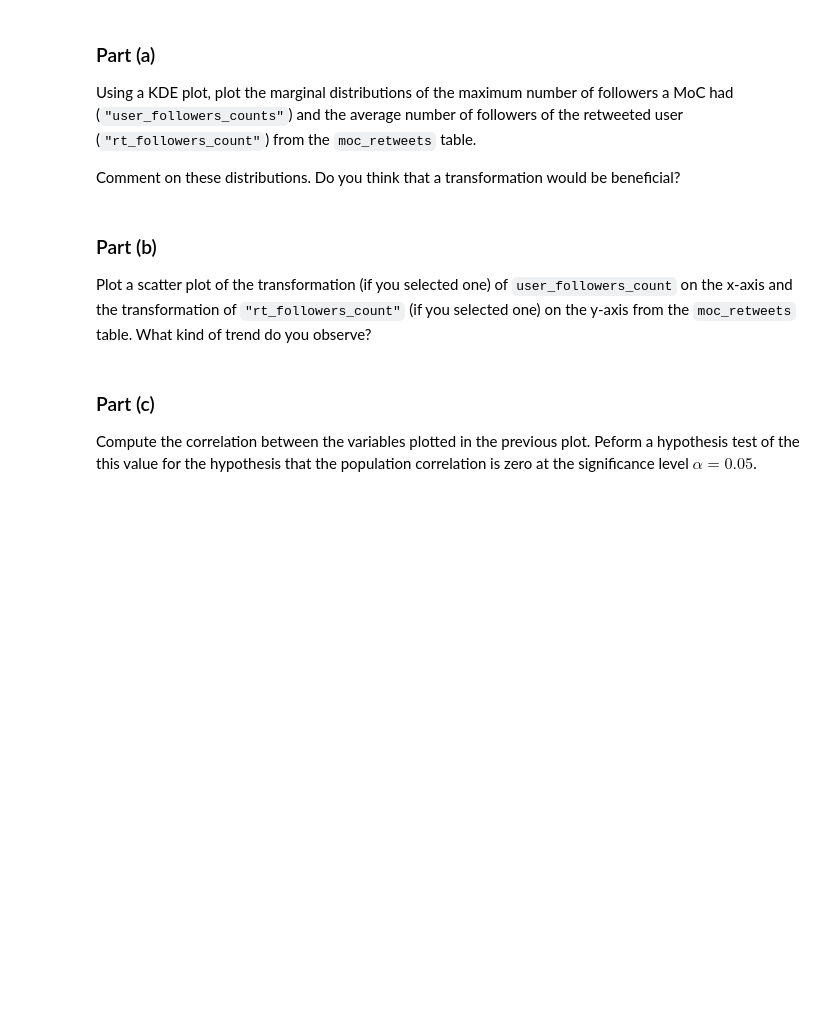
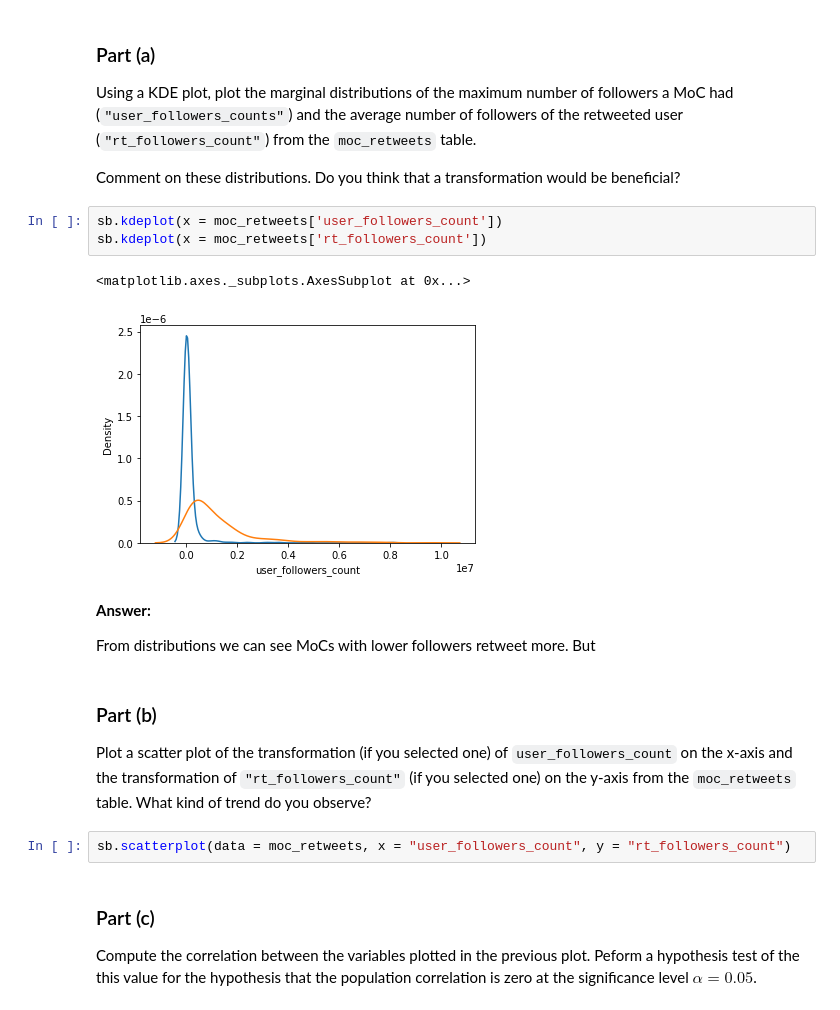
Before and after one commit to painterV/some_coding, a Jupyter notebook: homework05.ipynb, the cells around one changed output. Cells and saved outputs as stored; diff of their text form; blank space fills up the shorter version.

```diff
--- a/homework05.ipynb
+++ b/homework05.ipynb
@@ -248,10 +357,22 @@ In this section, we ask, "Do popular MoCs (in the sense of having many followers
 Using a KDE plot, plot the marginal distributions of the maximum number of followers a MoC had (`"user_followers_counts"`) and the average number of followers of the retweeted user (`"rt_followers_count"`) from the `moc_retweets` table.
 
 Comment on these distributions. Do you think that a transformation would be beneficial?
+# %%
+sb.kdeplot(x = moc_retweets['user_followers_count'])
+sb.kdeplot(x = moc_retweets['rt_followers_count'])
+# %% [output]
+<matplotlib.axes._subplots.AxesSubplot at 0x...>
+[figure, added]
+# %% [markdown]
+**Answer:**
+
+From distributions we can see MoCs with lower followers retweet more. But
 # %% [markdown]
 ### Part (b)
 
 Plot a scatter plot of the transformation (if you selected one) of `user_followers_count` on the x-axis and  the transformation of `"rt_followers_count"` (if you selected one) on the y-axis from the `moc_retweets` table. What kind of trend do you observe?
+# %%
+sb.scatterplot(data = moc_retweets, x = "user_followers_count", y = "rt_followers_count")
 # %% [markdown]
 ### Part (c)
 
```
Also changed, not shown: parts of 19 cells of this notebook.
